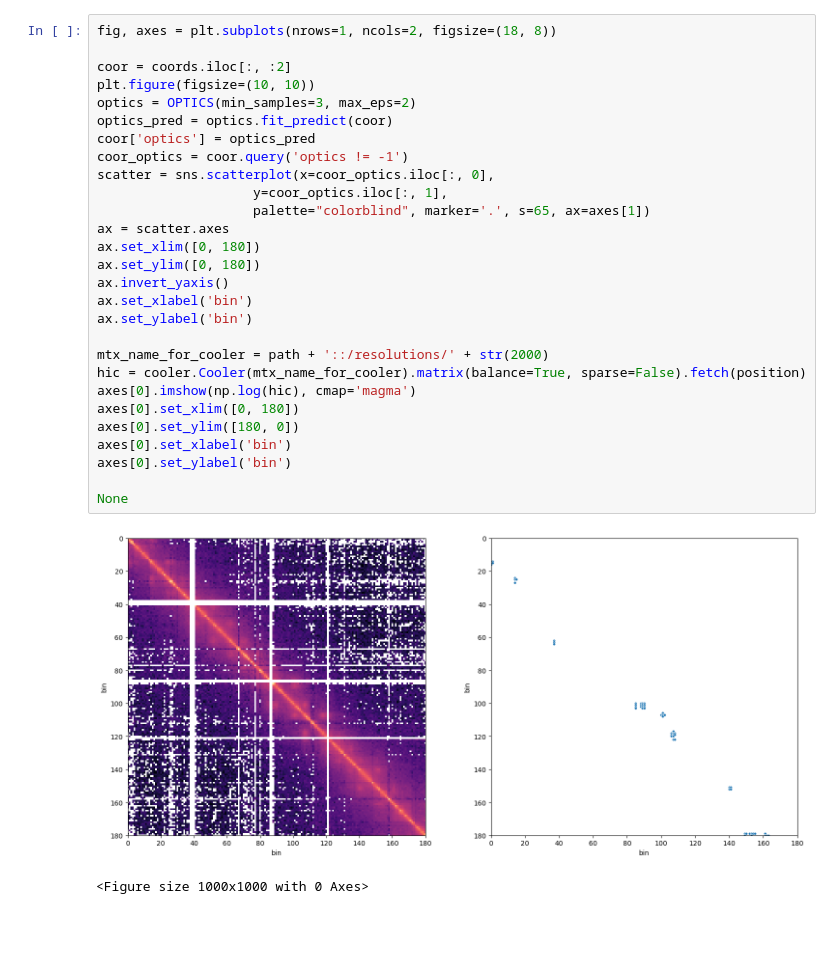
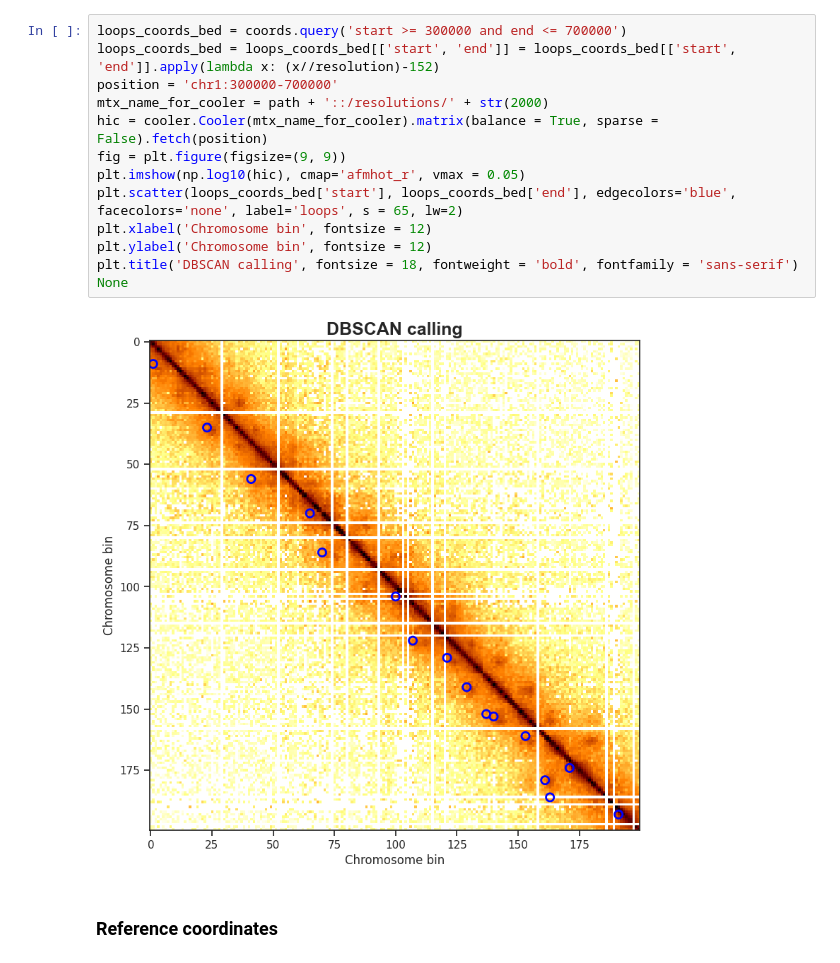
Before and after one commit to anshtompel/Elon-MaskED, a Jupyter notebook: example_notebook.ipynb, the cells around one changed output. Saved outputs shown, nothing was run; the diff lists cells and outputs as text; blank space fills up the shorter version.

```diff
--- a/example_notebook.ipynb
+++ b/example_notebook.ipynb
@@ -45,31 +87,17 @@ None
-# %%
-fig, axes = plt.subplots(nrows=1, ncols=2, figsize=(18, 8))
-
-coor = coords.iloc[:, :2]
-plt.figure(figsize=(10, 10))
-optics = OPTICS(min_samples=3, max_eps=2)
-optics_pred = optics.fit_predict(coor)
-coor['optics'] = optics_pred
-coor_optics = coor.query('optics != -1')
-scatter = sns.scatterplot(x=coor_optics.iloc[:, 0],
-                    y=coor_optics.iloc[:, 1],
-                    palette="colorblind", marker='.', s=65, ax=axes[1])
-ax = scatter.axes
-ax.set_xlim([0, 180])
-ax.set_ylim([0, 180])
-ax.invert_yaxis()
-ax.set_xlabel('bin')
-ax.set_ylabel('bin')
-
-mtx_name_for_cooler = path + '::/resolutions/' + str(2000)
-hic = cooler.Cooler(mtx_name_for_cooler).matrix(balance=True, sparse=False).fetch(position)
-axes[0].imshow(np.log(hic), cmap='magma')
-axes[0].set_xlim([0, 180])
-axes[0].set_ylim([180, 0])
-axes[0].set_xlabel('bin')
-axes[0].set_ylabel('bin')
-
-None
-# %% [output]
-[figure, removed]
-<Figure size 1000x1000 with 0 Axes>
+# %%
+loops_coords_bed = coords.query('start >= 300000 and end <= 700000')
+loops_coords_bed = loops_coords_bed[['start', 'end']] = loops_coords_bed[['start', 'end']].apply(lambda x: (x//resolution)-152)
+position = 'chr1:300000-700000'
+mtx_name_for_cooler = path + '::/resolutions/' + str(2000)
+hic = cooler.Cooler(mtx_name_for_cooler).matrix(balance = True, sparse = False).fetch(position)
+fig = plt.figure(figsize=(9, 9))
+plt.imshow(np.log10(hic), cmap='afmhot_r', vmax = 0.05)
+plt.scatter(loops_coords_bed['start'], loops_coords_bed['end'], edgecolors='blue', facecolors='none', label='loops', s = 65, lw=2)
+plt.xlabel('Chromosome bin', fontsize = 12)
+plt.ylabel('Chromosome bin', fontsize = 12)
+plt.title('DBSCAN calling', fontsize = 18, fontweight = 'bold', fontfamily = 'sans-serif')
+None
+# %% [output]
+[figure, added]
+# %% [markdown]
+### Reference coordinates
```
Also changed, not shown: parts of 13 cells of this notebook.
